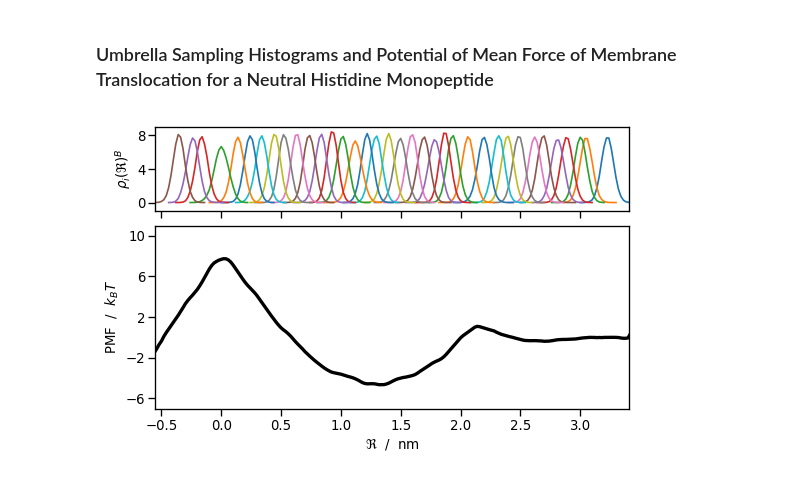
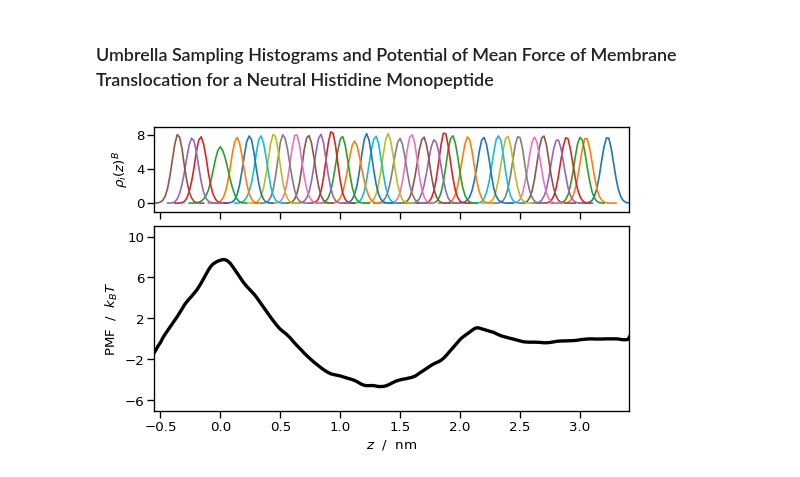
Before and after one commit to gitesei/SI-peptidebilayer, a Jupyter notebook: AAdensity.ipynb, the cells around one changed output. Drawn from its saved outputs; the diff is of its cells as text; code cells hidden in the pictures.

```diff
--- a/AAdensity.ipynb
+++ b/AAdensity.ipynb
@@ -400,33 +398,33 @@ K = 1000. # harmonic force constant, (kJ/mol/nm^2)
 Nw = 36 # number of simulations
 
 ax1 = plt.subplot2grid((3, 1), (0, 0), rowspan=1, colspan=1)
 ax2 = plt.subplot2grid((3, 1), (1, 0), rowspan=2, colspan=1)
 
 for i in range(Nw):
     rc,rhoB = np.loadtxt(path+'hist'+str(i+1)+'.dat',unpack=True)
     norm = np.trapz(rhoB,rc)
     ax1.plot(rc[rhoB!=0],rhoB[rhoB!=0]/norm)
 
-ax1.set_ylabel(r'$\rho_i(\Re)^B$')
+ax1.set_ylabel(r'$\rho_i(z)^B$')
 
 rc,PMF = np.loadtxt(path+'PMF4000.dat',unpack=True)
 ax2.plot(rc,PMF,lw=3,color='k',label='4000')
 ax2.set_ylabel(r'PMF  /  $k_BT$')
-ax2.set_xlabel(r'$\Re$  /  nm')
+ax2.set_xlabel(r'$z$  /  nm')
 
 ax2.set_ylim(-7,11)
 ax2.set_yticks(np.arange(-6,12,4))
 
 ax1.set_ylim(-1,9)
 ax1.set_yticks(np.arange(0,9,4))
 
 for ax in [ax1,ax2]:
     ax.set_xticks(np.arange(-.5,3.6,.5))
     ax.set_xlim(-.55,3.41)
 ax1.set_xticklabels(np.tile([''],9))
 
 plt.tight_layout(h_pad=.2)
 plt.savefig('figs/wham.pdf')
 plt.show()
 # %% [output]
-[figure, old version]
+[figure, new version]
```
Also changed, not shown: parts of 2 cells of this notebook, 4 other files.
